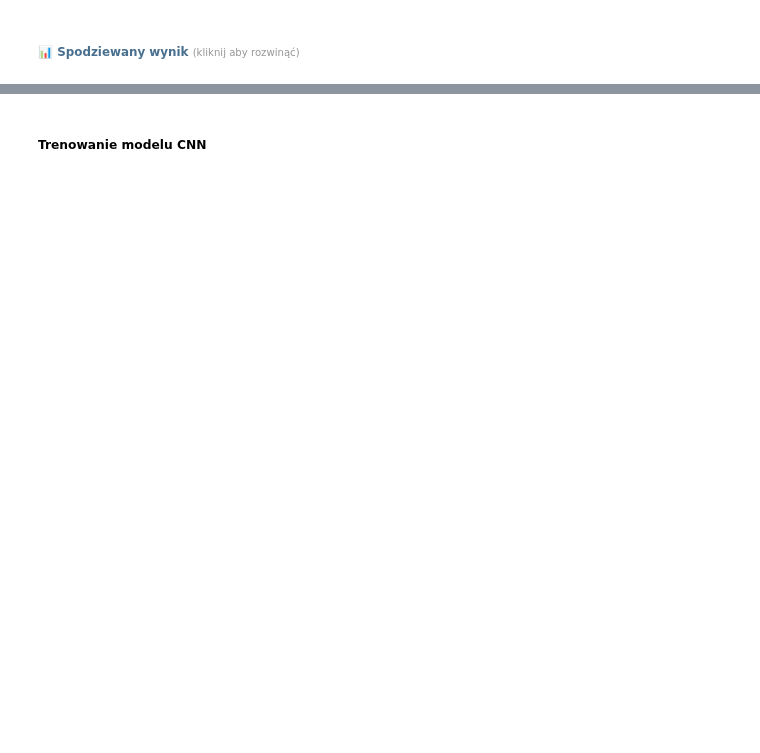
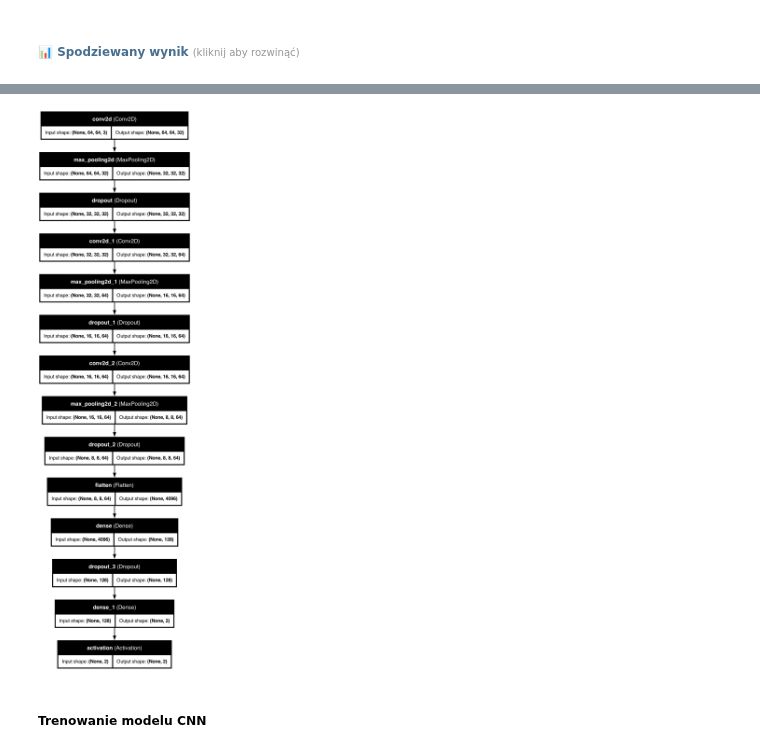
Before and after one commit to NXTRSS/MachineLearningCourse, a Jupyter notebook: Sieć_Neuronowa.ipynb, the cells around one changed output, grey strips where cells are left out. Drawn from its saved outputs; the diff is of its cells as text; code cells hidden in the pictures; blank space fills up the shorter version.

```diff
--- a/Sieć_Neuronowa.ipynb
+++ b/Sieć_Neuronowa.ipynb
@@ -537,13 +679,15 @@ except (TypeError, ValueError):
 # %%
 #rozwiązanie
 reset_default_graph()
+np.random.seed(42)
+tf.random.set_seed(42)
 model_cnn = Sequential(name="CNN_model")
 
-model_cnn.add(Conv2D(16, (3, 3), activation='relu', kernel_initializer='he_uniform', padding='same', input_shape=(IMG_SIZE, IMG_SIZE, 3)))
+model_cnn.add(Conv2D(32, (3, 3), activation='relu', kernel_initializer='he_uniform', padding='same', input_shape=(IMG_SIZE, IMG_SIZE, 3)))
 model_cnn.add(MaxPooling2D((2, 2)))
 model_cnn.add(Dropout(0.3))
 
-model_cnn.add(Conv2D(32, (3, 3), activation='relu', kernel_initializer='he_uniform', padding='same'))
+model_cnn.add(Conv2D(64, (3, 3), activation='relu', kernel_initializer='he_uniform', padding='same'))
 model_cnn.add(MaxPooling2D((2, 2)))
 model_cnn.add(Dropout(0.3))
 
@@ -554,7 +698,7 @@ model_cnn.add(Dropout(0.3))
 
 
 model_cnn.add(Flatten())
-model_cnn.add(Dense(64, activation='relu', kernel_initializer='he_uniform'))
+model_cnn.add(Dense(128, activation='relu', kernel_initializer='he_uniform'))
 model_cnn.add(Dropout(rate=0.3))
 model_cnn.add(Dense(2))
 model_cnn.add(Activation('softmax'))
@@ -571,3 +738,7 @@ model_cnn.summary()
+# %%
+plot_model(model_cnn, show_shapes=True, show_layer_names=True, to_file='model_cnn.png')
+# %% [output]
+[figure, added]
 # %% [markdown]
 ##### Trenowanie modelu CNN
 # %%
```
Also changed, not shown: parts of 40 cells of this notebook.
